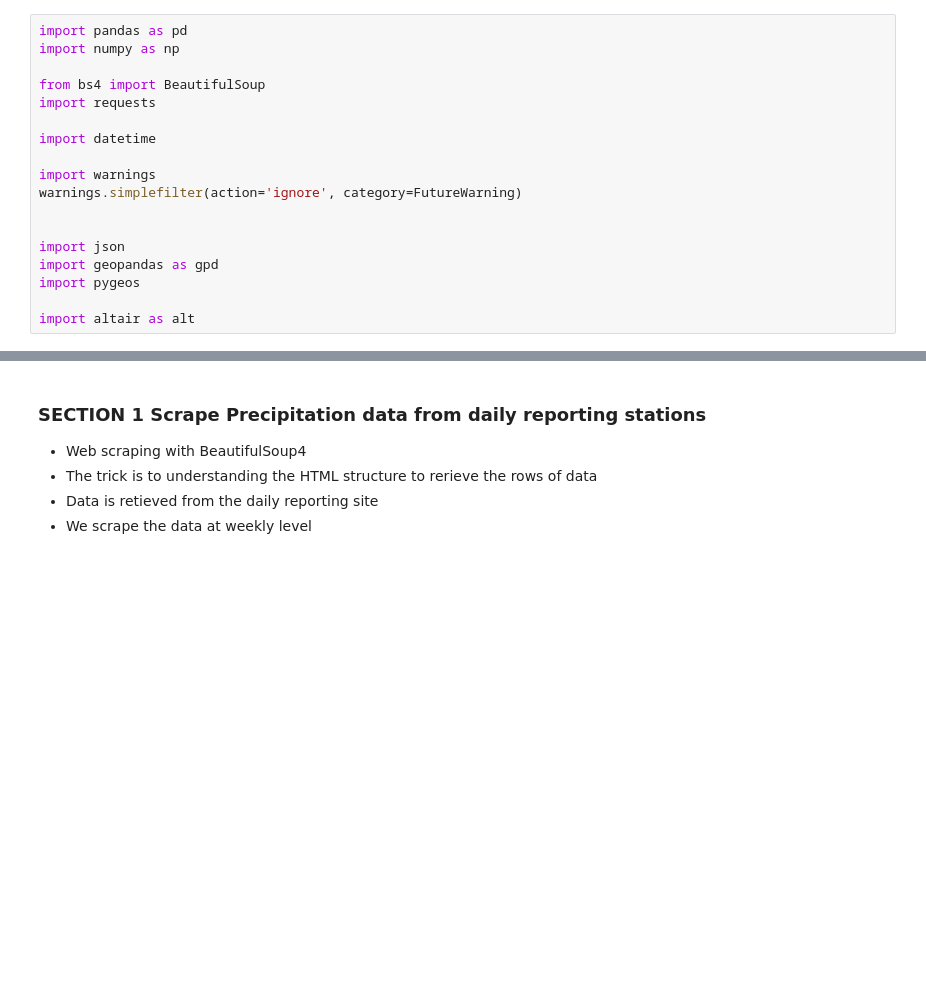
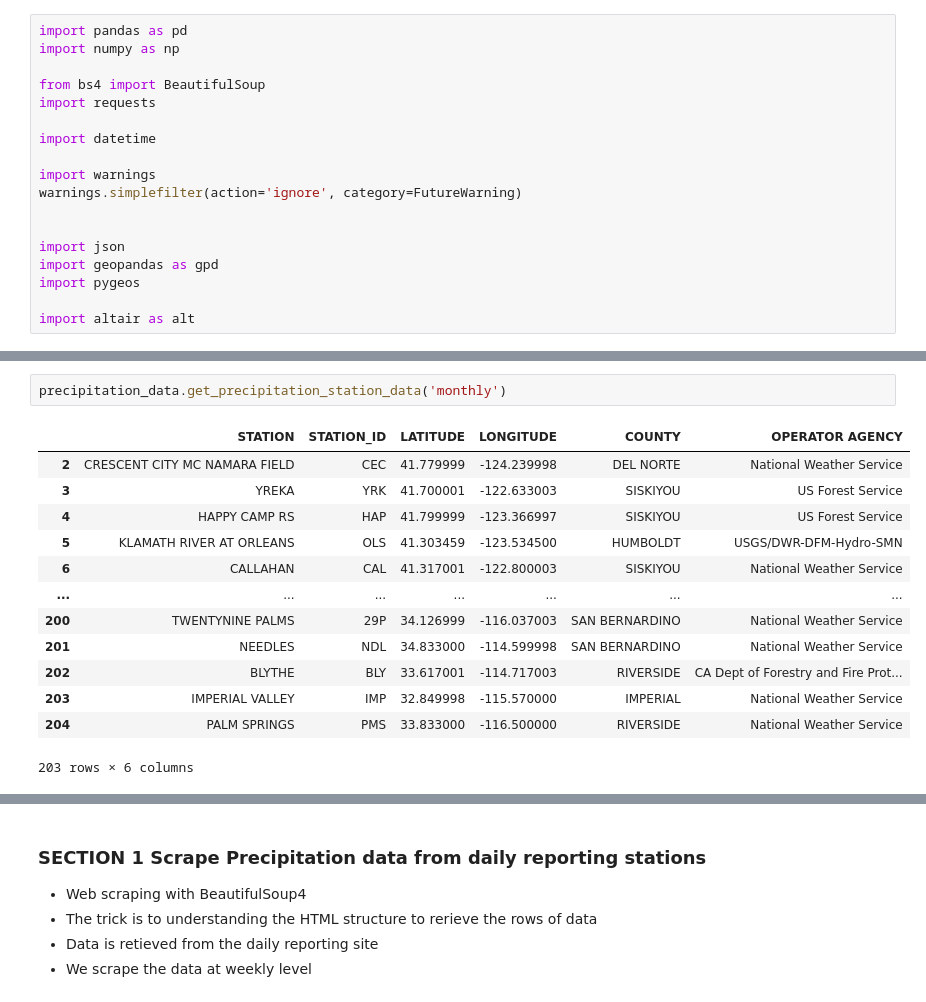
Before and after one commit to sjtalkar/milestone2_waterwells_deepnote, a Jupyter notebook: Data Engineering/precipitation_data.ipynb, the cells around one changed output, grey strips where cells are left out. Cells and saved outputs as stored; diff of their text form; blank space fills up the shorter version.

```diff
--- a/Data Engineering/precipitation_data.ipynb
+++ b/Data Engineering/precipitation_data.ipynb
@@ -23,0 +86,16 @@ import altair as alt
+# %%
+precipitation_data.get_precipitation_station_data('monthly')
+# %% [output]
+|  | STATION | STATION_ID | LATITUDE | LONGITUDE | COUNTY | OPERATOR AGENCY |
+| 2 | CRESCENT CITY MC NAMARA FIELD | CEC | 41.779999 | -124.239998 | DEL NORTE | National Weather Service |
+| 3 | YREKA | YRK | 41.700001 | -122.633003 | SISKIYOU | US Forest Service |
+| 4 | HAPPY CAMP RS | HAP | 41.799999 | -123.366997 | SISKIYOU | US Forest Service |
+| 5 | KLAMATH RIVER AT ORLEANS | OLS | 41.303459 | -123.534500 | HUMBOLDT | USGS/DWR-DFM-Hydro-SMN |
+| 6 | CALLAHAN | CAL | 41.317001 | -122.800003 | SISKIYOU | National Weather Service |
+| ... | ... | ... | ... | ... | ... | ... |
+| 200 | TWENTYNINE PALMS | 29P | 34.126999 | -116.037003 | SAN BERNARDINO | National Weather Service |
+| 201 | NEEDLES | NDL | 34.833000 | -114.599998 | SAN BERNARDINO | National Weather Service |
+| 202 | BLYTHE | BLY | 33.617001 | -114.717003 | RIVERSIDE | CA Dept of Forestry and Fire Prot... |
+| 203 | IMPERIAL VALLEY | IMP | 32.849998 | -115.570000 | IMPERIAL | National Weather Service |
+| 204 | PALM SPRINGS | PMS | 33.833000 | -116.500000 | RIVERSIDE | National Weather Service |
+203 rows × 6 columns
```
Also changed, not shown: parts of 11 cells of this notebook, 7 other files.
